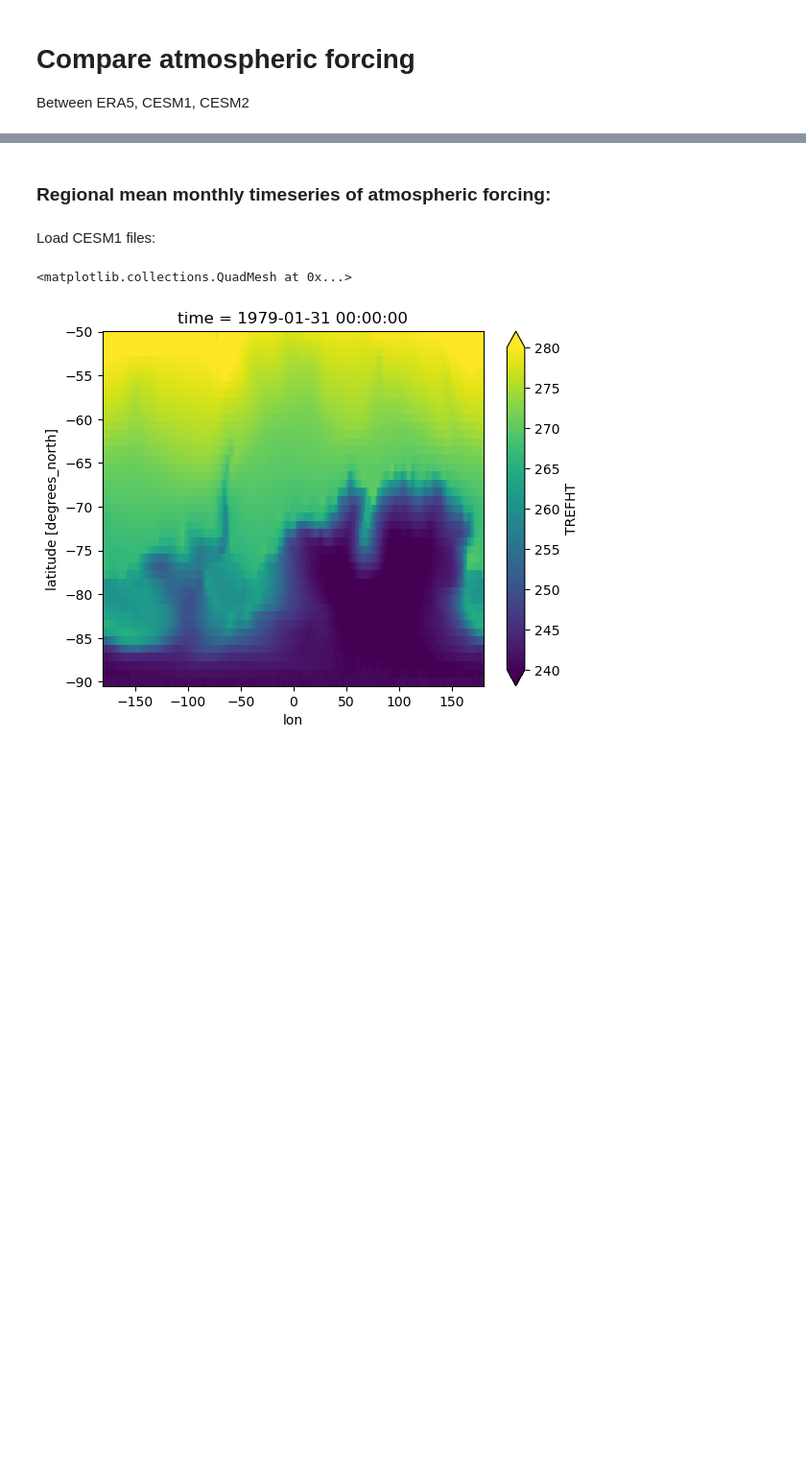
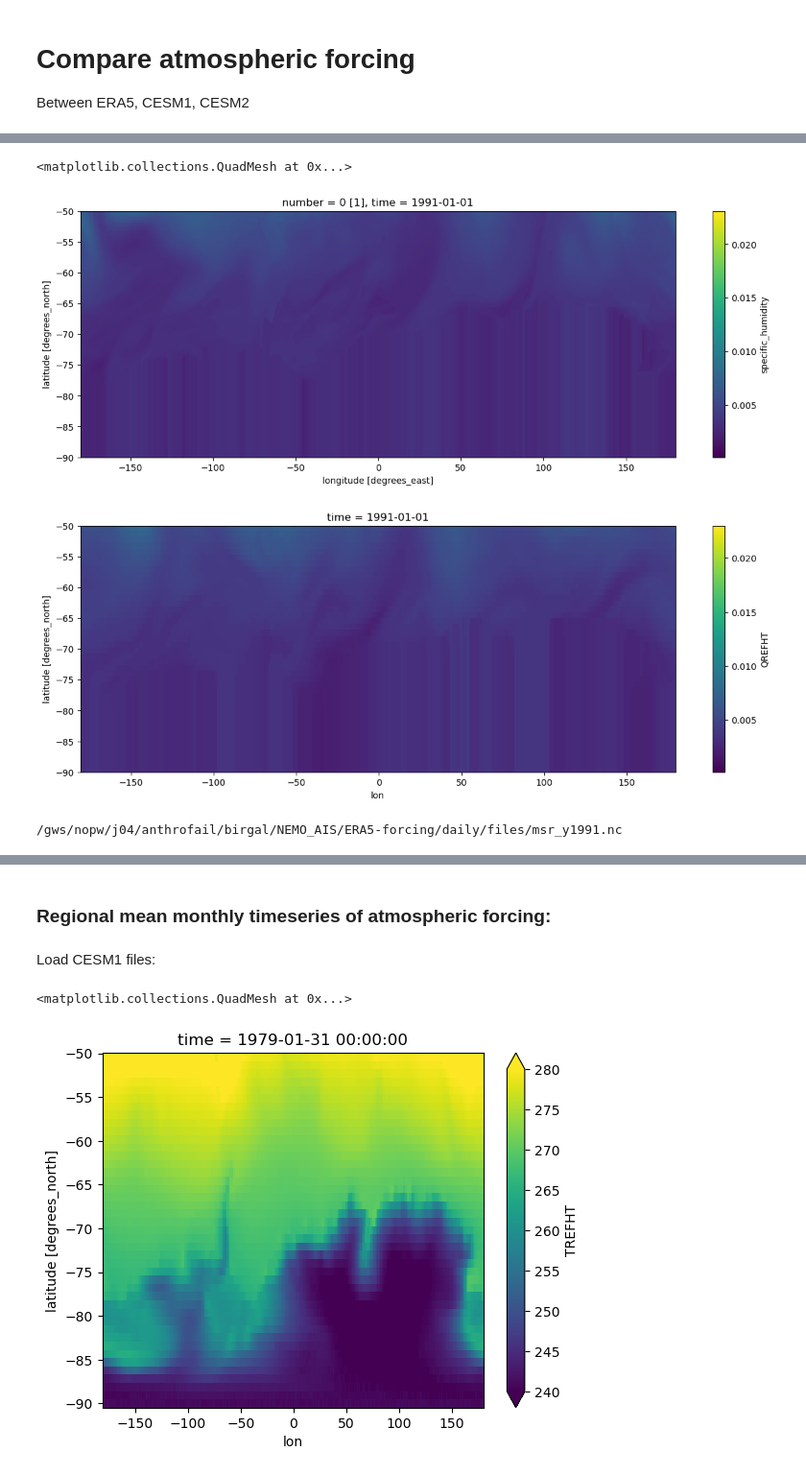
Before and after one commit to brogalla/analysis-birgal, a Jupyter notebook: nemo_config_setup/climate-experiments/CESM-ERA5-comparison.ipynb, the cells around one changed output, grey strips where cells are left out. Shown at 96% size. Cells and saved outputs as stored; diff of their text form; code cells hidden in the pictures; blank space fills up the shorter version.

```diff
--- a/nemo_config_setup/climate-experiments/CESM-ERA5-comparison.ipynb
+++ b/nemo_config_setup/climate-experiments/CESM-ERA5-comparison.ipynb
@@ -19,0 +48,9 @@ base_dir = '/gws/nopw/j04/anthrofail/birgal/NEMO_AIS/'
+# %%
+ts = 0
+era5_pro['specific_humidity'].isel(time=ts).plot(figsize=(15,5), ylim=(-90,-50))
+cesm2_pro[var_cesm2].isel(time=ts).sortby('lon').plot(figsize=(15,5), ylim=(-90,-50))
+# bias_pro[var_cesm2].sortby('lon').plot(figsize=(15,5), ylim=(-90,-50), cmap=cmocean.cm.balance)
+# %% [output]
+<matplotlib.collections.QuadMesh at 0x...>
+[figure, added]
+[figure, added]
@@ -19,0 +62,17 @@ base_dir = '/gws/nopw/j04/anthrofail/birgal/NEMO_AIS/'
+# %%
+variable='msr'
+for year in range(1991, 1992):
+    # convert time dimension: from valid_time --> time and dimension to unlimited
+    for filename in glob.glob(f'{base_dir}ERA5-forcing/daily/files/{variable}*y{year}.nc'):
+        with xr.open_dataset(filename, mode='a') as data:
+            print(filename)
+            data = data.rename_dims({'valid_time':'time'})
+            data = data.rename({'avg_tsrwe':'msr'})
+            try:
+                # data = data.drop_vars('avg_tsrwe')
+                # variable = filename.split('daily/')[1].split('_')[0]
+                data.to_netcdf(f'{base_dir}ERA5-forcing/daily/{variable}_y{year}.nc', unlimited_dims={'time':True})
+            except:
+                continue
+# %% [output]
+/gws/nopw/j04/anthrofail/birgal/NEMO_AIS/ERA5-forcing/daily/files/msr_y1991.nc
```
Also changed, not shown: parts of 28 cells of this notebook, 54 other files.
